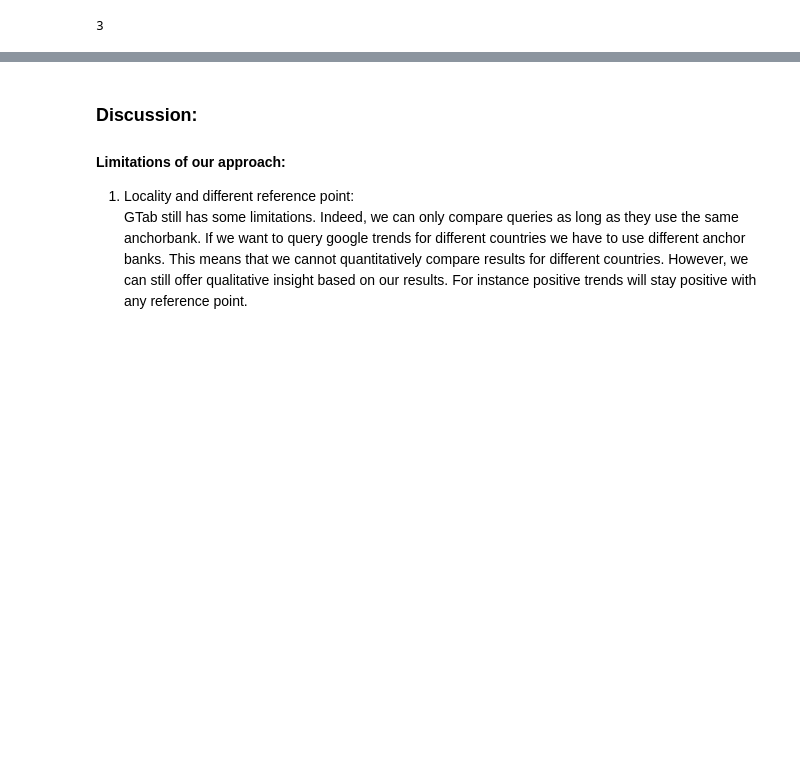
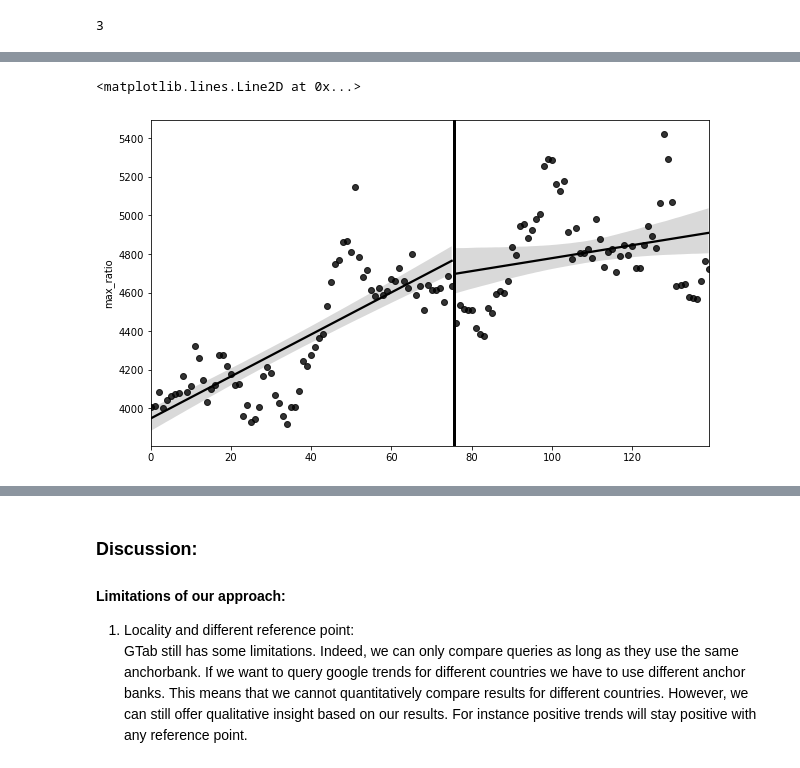
Before and after one commit to epfl-ada/ada-2020-project-milestone-p3-p3_pada1, a Jupyter notebook: chilling_effect_trend.ipynb, the cells around one changed output, grey strips where cells are left out. Cells and saved outputs as stored; diff of their text form; code cells hidden in the pictures; blank space fills up the shorter version.

```diff
--- a/chilling_effect_trend.ipynb
+++ b/chilling_effect_trend.ipynb
@@ -442,6 +447,8 @@ else:
 terrorism_df = terrorism_df[['date', 'max_ratio', 'topic_name']]
 terrorism30_df = terrorism30_df[['date', 'max_ratio', 'topic_name']]
 domestic_df = domestic_df[['date', 'max_ratio', 'topic_name']]
+popular_df = popular_df[['date', 'max_ratio', 'topic_name']]
+infrastructure_df = infrastructure_df[['date', 'max_ratio', 'topic_name']]
 # %%
 print(terrorism_df.shape)
 terrorism_df.head(5)
@@ -808,0 +816,29 @@ plt.show()
+# %%
+# Organise the data in a time series with the ratio of total views per week
+popular_ts = popular_df.groupby(by='date').sum()
+popular_ts = popular_ts.reset_index().rename(columns={'index': 'date'})
+
+# Separate the data in two to perform an ITS analysis
+popular_pre_june_ts = popular_ts[popular_ts['date'] < revelation_date]
+popular_post_june_ts = popular_ts[popular_ts['date'] > revelation_date]
+# %%
+fig, ax = plt.subplots(figsize=(10, 6))
+
+## Draw the data points, regressions & CIs
+# on terrorism data (pre/post june)
+x1 = popular_pre_june_ts.index
+y1 = popular_pre_june_ts['max_ratio']
+sn.regplot(x=x1, y=y1, data=popular_pre_june_ts, color="black",
+           label="Popular Article Trend Pre-June", scatter=True, n_boot=10000, ax=ax)
+
+x2 = popular_post_june_ts.index
+y2 = popular_post_june_ts['max_ratio']
+sn.regplot(x=x2, y=y2, data=popular_post_june_ts, color="black",
+           label="Popular Article Trend Post-June", scatter=True, n_boot=10000, ax=ax)
+
+# Emphasise when the revelations occured
+revelation_date_integer = 75.5
+ax.axvline(x=revelation_date_integer, ymin=0, ymax=90, color='black', linewidth='3')
+# %% [output]
+<matplotlib.lines.Line2D at 0x...>
+[figure, added]
```
Also changed, not shown: parts of 10 cells of this notebook.
